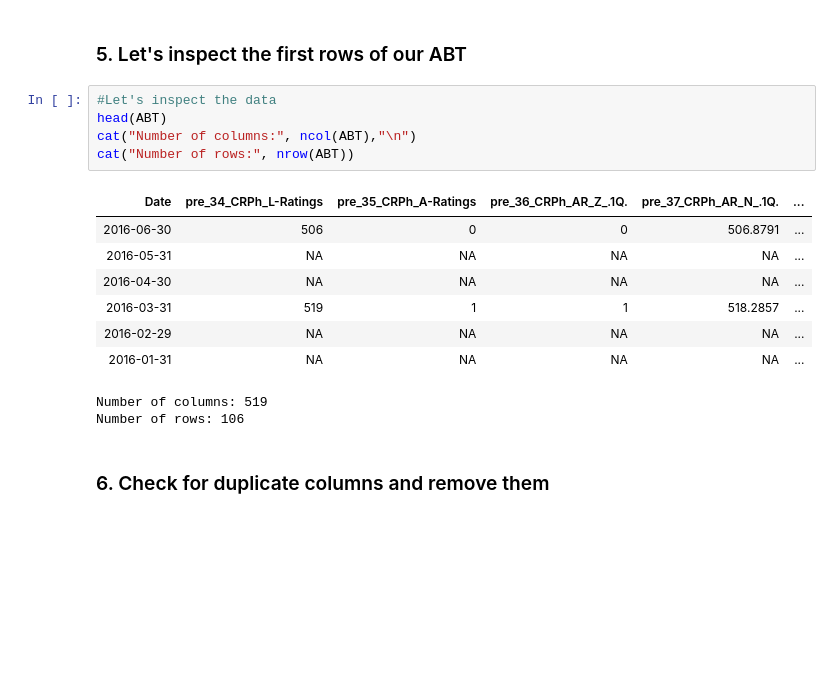
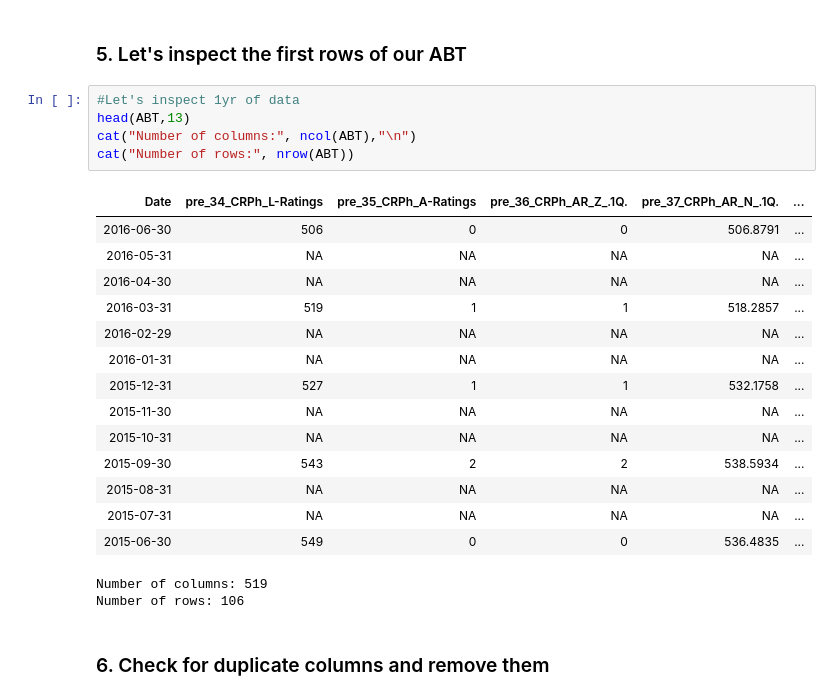
Before and after one commit to uhoenig/Default-Modelling, a Jupyter notebook: 0_ABT.ipynb, the cells around one changed output. Drawn from its saved outputs; the diff is of its cells as text; blank space fills up the shorter version.

```diff
--- a/0_ABT.ipynb
+++ b/0_ABT.ipynb
@@ -190,18 +217,25 @@ Warning message:
 # %% [markdown]
 ### 5. Let's inspect the first rows of our ABT
 # %%
-#Let's inspect the data
-head(ABT)
+#Let's inspect 1yr of data
+head(ABT,13)
 cat("Number of columns:", ncol(ABT),"\n")
 cat("Number of rows:", nrow(ABT))
 # %% [output]
 | Date | pre_34_CRPh_L-Ratings | pre_35_CRPh_A-Ratings | pre_36_CRPh_AR_Z_.1Q. | pre_37_CRPh_AR_N_.1Q. | ... |
 | 2016-06-30 | 506 | 0 | 0 | 506.8791 | ... |
 | 2016-05-31 | NA | NA | NA | NA | ... |
 | 2016-04-30 | NA | NA | NA | NA | ... |
 | 2016-03-31 | 519 | 1 | 1 | 518.2857 | ... |
 | 2016-02-29 | NA | NA | NA | NA | ... |
 | 2016-01-31 | NA | NA | NA | NA | ... |
+| 2015-12-31 | 527 | 1 | 1 | 532.1758 | ... |
+| 2015-11-30 | NA | NA | NA | NA | ... |
+| 2015-10-31 | NA | NA | NA | NA | ... |
+| 2015-09-30 | 543 | 2 | 2 | 538.5934 | ... |
+| 2015-08-31 | NA | NA | NA | NA | ... |
+| 2015-07-31 | NA | NA | NA | NA | ... |
+| 2015-06-30 | 549 | 0 | 0 | 536.4835 | ... |
 Number of columns: 519
 Number of rows: 106
 # %% [markdown]
```
Also changed, not shown: parts of 27 cells of this notebook.
